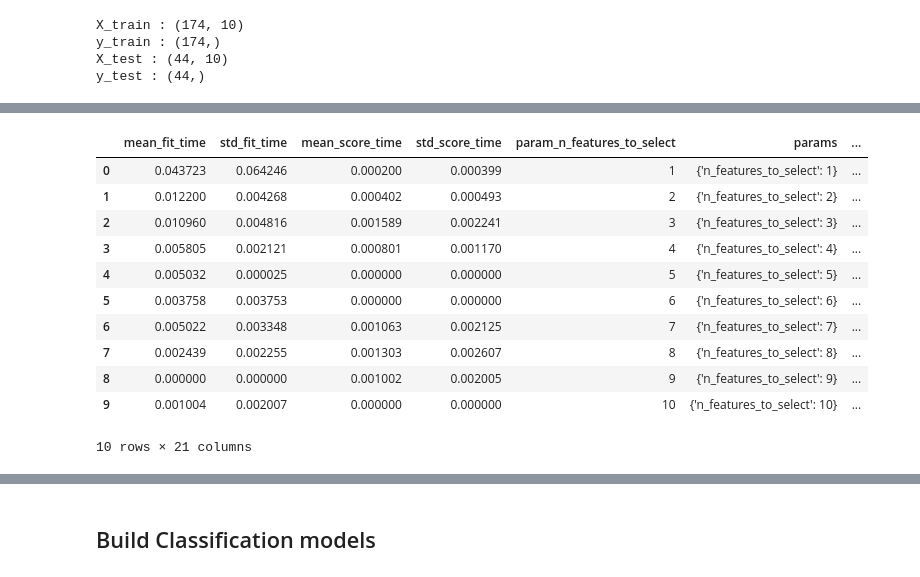
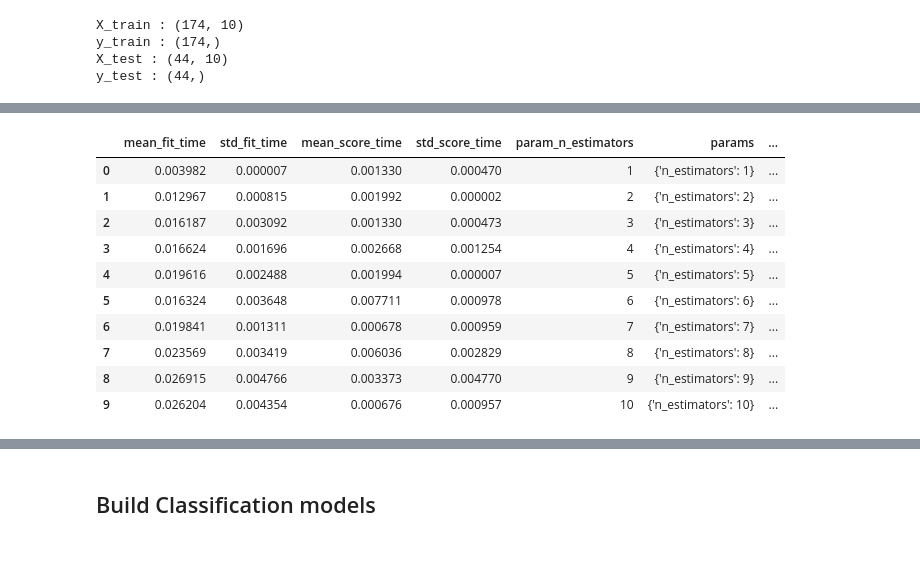
Before and after one commit to jnajera06/PiRates.Stress, a Jupyter notebook: stresslevel.ipynb, the cells around one changed output, grey strips where cells are left out. Cells and saved outputs as stored; diff of their text form; code cells hidden in the pictures.

```diff
--- a/stresslevel.ipynb
+++ b/stresslevel.ipynb
@@ -1297,0 +1217,3 @@ Test Accuracy - : 0.545
+# %%
+# step-1: specify range of hyperparameters to tune
+hyper_params = [{'n_neighbors': list(range(1,11))}]
@@ -1299,0 +1274,3 @@ Test Accuracy - : 0.545
+# %%
+# step-1: specify range of hyperparameters to tune
+hyper_params = [{'max_depth': list(range(1,11))}]
@@ -1300,25 +1330,19 @@ Test Accuracy - : 0.545
+# %%
+# step-1: specify range of hyperparameters to tune
+hyper_params = [{'n_estimators': list(range(1, 11))}]
 # %%
-# step-1: create a cross-validation scheme
-folds = KFold(n_splits = 5, shuffle = True, random_state = 100)
-
-# step-2: specify range of hyperparameters to tune
-hyper_params = [{'n_features_to_select': list(range(1, 11))}]
+# step-2: perform grid search
+# 2.1 specify model
+rf_Model1 = RandomForestClassifier()
 
 
-# step-3: perform grid search
-# 3.1 specify model
-lm = LinearRegression()
-lm.fit(X_train, y_train)
-rfe = RFE(lm)
-
-# 3.2 call GridSearchCV()
-model_cv = GridSearchCV(estimator = rfe,
+# 2.2 call GridSearchCV()
+modelrf_cv = GridSearchCV(estimator = rf_Model1,
                         param_grid = hyper_params,
-                        scoring= 'r2',
-                        cv = folds,
-                        verbose = 1,
+                        cv = 3,
+                        verbose = 2,
+                        n_jobs = 4,
                         return_train_score=True)
-
 # fit the model
-model_cv.fit(X_train, y_train)
+modelrf_cv.fit(X_train, y_train)
 # %% [output]
@@ -1333,20 +1355,19 @@ GridSearchCV(cv=KFold(n_splits=5, random_state=100, shuffle=True),
 # %%
 # cv results
-cv_results = pd.DataFrame(model_cv.cv_results_)
-cv_results
+cv_results1 = pd.DataFrame(modelrf_cv.cv_results_)
+cv_results1
 # %% [output]
-|  | mean_fit_time | std_fit_time | mean_score_time | std_score_time | param_n_features_to_select | params | ... |
-| 0 | 0.043723 | 0.064246 | 0.000200 | 0.000399 | 1 | {'n_features_to_select': 1} | ... |
-| 1 | 0.012200 | 0.004268 | 0.000402 | 0.000493 | 2 | {'n_features_to_select': 2} | ... |
-| 2 | 0.010960 | 0.004816 | 0.001589 | 0.002241 | 3 | {'n_features_to_select': 3} | ... |
-| 3 | 0.005805 | 0.002121 | 0.000801 | 0.001170 | 4 | {'n_features_to_select': 4} | ... |
-| 4 | 0.005032 | 0.000025 | 0.000000 | 0.000000 | 5 | {'n_features_to_select': 5} | ... |
-| 5 | 0.003758 | 0.003753 | 0.000000 | 0.000000 | 6 | {'n_features_to_select': 6} | ... |
-| 6 | 0.005022 | 0.003348 | 0.001063 | 0.002125 | 7 | {'n_features_to_select': 7} | ... |
-| 7 | 0.002439 | 0.002255 | 0.001303 | 0.002607 | 8 | {'n_features_to_select': 8} | ... |
-| 8 | 0.000000 | 0.000000 | 0.001002 | 0.002005 | 9 | {'n_features_to_select': 9} | ... |
-| 9 | 0.001004 | 0.002007 | 0.000000 | 0.000000 | 10 | {'n_features_to_select': 10} | ... |
+|  | mean_fit_time | std_fit_time | mean_score_time | std_score_time | param_n_estimators | params | ... |
+| 0 | 0.003982 | 0.000007 | 0.001330 | 0.000470 | 1 | {'n_estimators': 1} | ... |
+| 1 | 0.012967 | 0.000815 | 0.001992 | 0.000002 | 2 | {'n_estimators': 2} | ... |
+| 2 | 0.016187 | 0.003092 | 0.001330 | 0.000473 | 3 | {'n_estimators': 3} | ... |
+| 3 | 0.016624 | 0.001696 | 0.002668 | 0.001254 | 4 | {'n_estimators': 4} | ... |
+| 4 | 0.019616 | 0.002488 | 0.001994 | 0.000007 | 5 | {'n_estimators': 5} | ... |
+| 5 | 0.016324 | 0.003648 | 0.007711 | 0.000978 | 6 | {'n_estimators': 6} | ... |
+| 6 | 0.019841 | 0.001311 | 0.000678 | 0.000959 | 7 | {'n_estimators': 7} | ... |
+| 7 | 0.023569 | 0.003419 | 0.006036 | 0.002829 | 8 | {'n_estimators': 8} | ... |
+| 8 | 0.026915 | 0.004766 | 0.003373 | 0.004770 | 9 | {'n_estimators': 9} | ... |
+| 9 | 0.026204 | 0.004354 | 0.000676 | 0.000957 | 10 | {'n_estimators': 10} | ... |
-10 rows × 21 columns
 # %%
 # plotting cv results
 plt.figure(figsize=(16,6))
```
Also changed, not shown: parts of 59 cells of this notebook, 12 other files.
